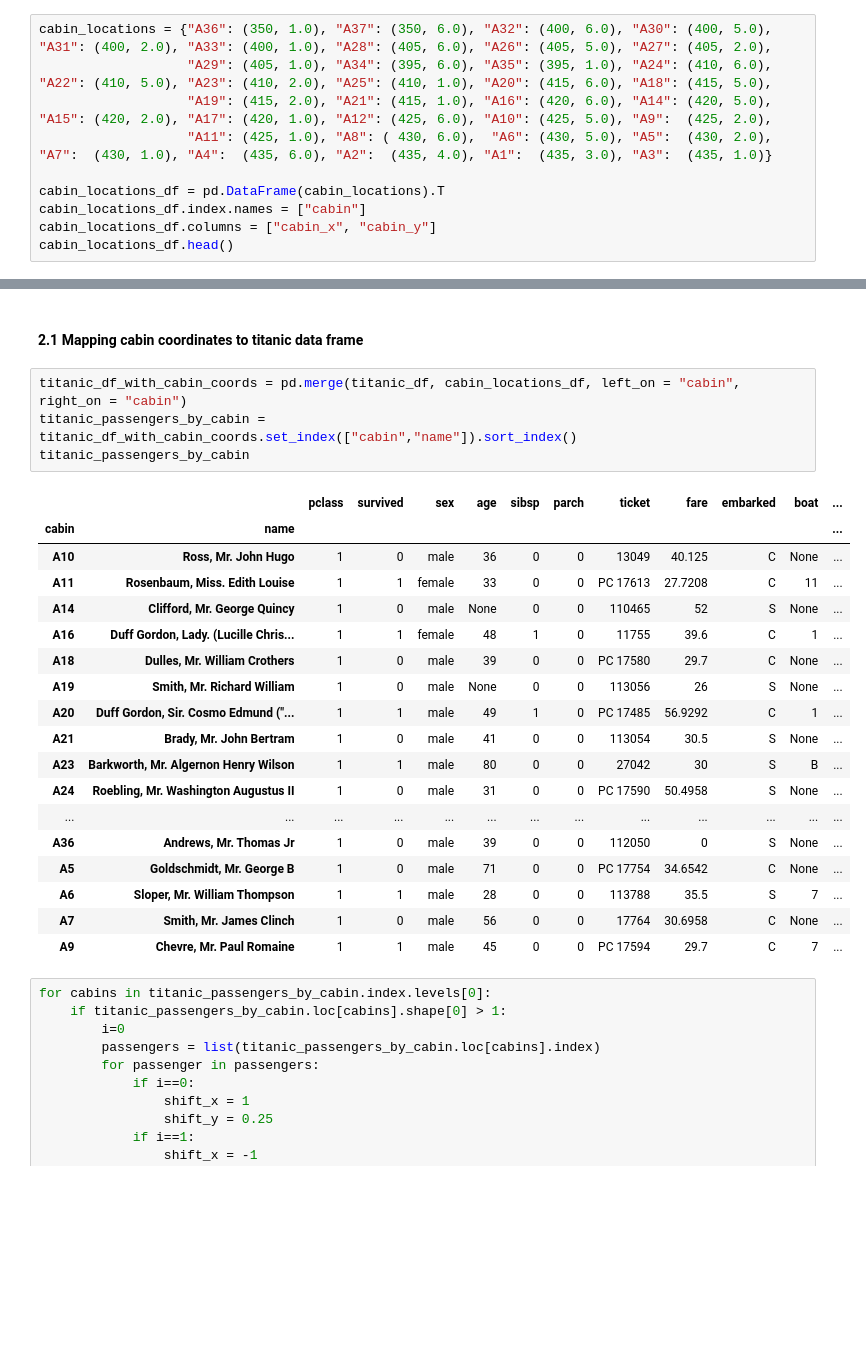
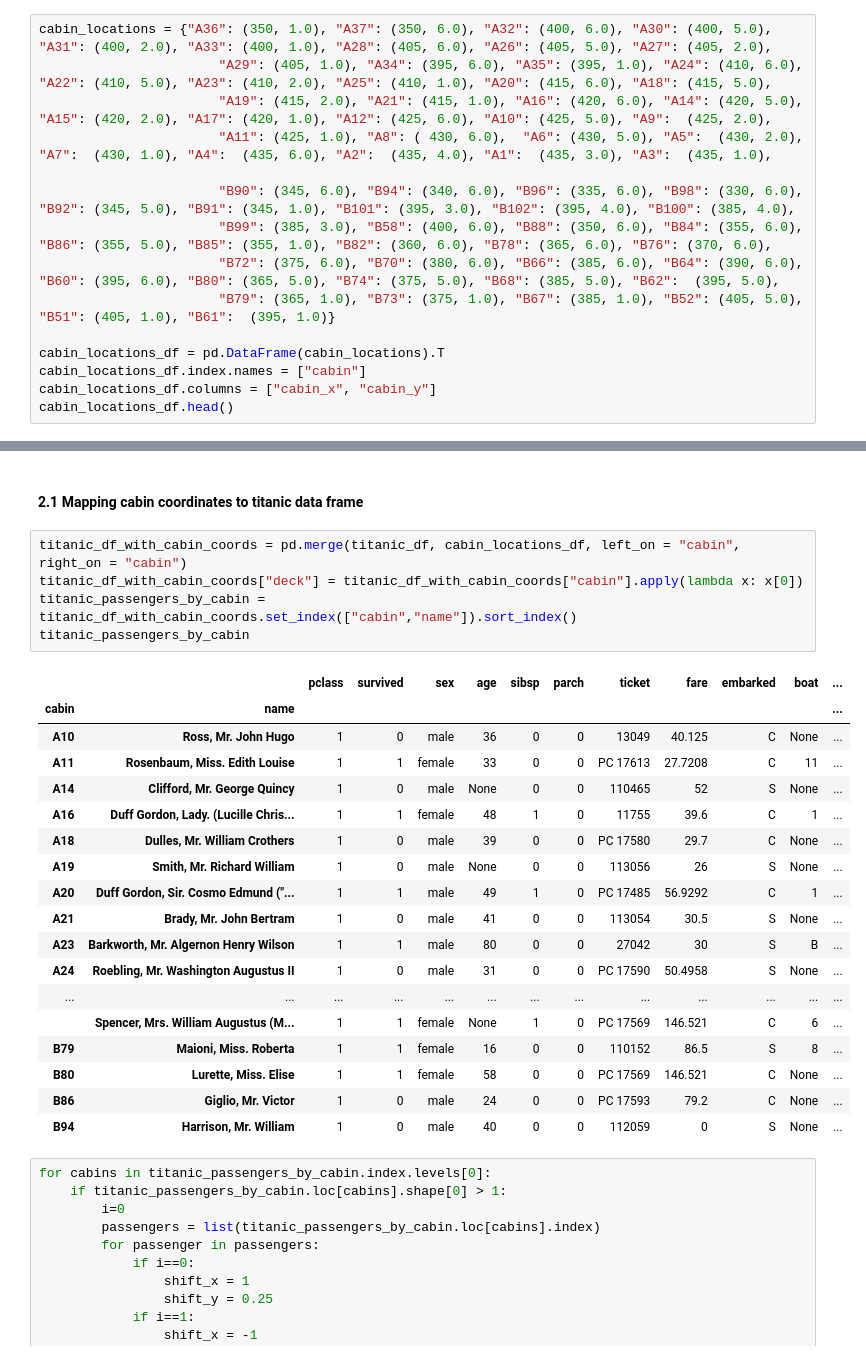
Before and after one commit to UBC-MDS/DSCI_532_GROUP_109, a Jupyter notebook: src/titanic_viz.ipynb, the cells around one changed output, grey strips where cells are left out. Drawn from its saved outputs; the diff is of its cells as text; blank space fills up the shorter version.

```diff
--- a/src/titanic_viz.ipynb
+++ b/src/titanic_viz.ipynb
@@ -26,9 +26,14 @@ titanic_df
 ### 2. Cabin coordinates
 # %%
 cabin_locations = {"A36": (350, 1.0), "A37": (350, 6.0), "A32": (400, 6.0), "A30": (400, 5.0), "A31": (400, 2.0), "A33": (400, 1.0), "A28": (405, 6.0), "A26": (405, 5.0), "A27": (405, 2.0),
-                   "A29": (405, 1.0), "A34": (395, 6.0), "A35": (395, 1.0), "A24": (410, 6.0), "A22": (410, 5.0), "A23": (410, 2.0), "A25": (410, 1.0), "A20": (415, 6.0), "A18": (415, 5.0),
-                   "A19": (415, 2.0), "A21": (415, 1.0), "A16": (420, 6.0), "A14": (420, 5.0), "A15": (420, 2.0), "A17": (420, 1.0), "A12": (425, 6.0), "A10": (425, 5.0), "A9":  (425, 2.0),
-                   "A11": (425, 1.0), "A8": ( 430, 6.0),  "A6": (430, 5.0), "A5":  (430, 2.0), "A7":  (430, 1.0), "A4":  (435, 6.0), "A2":  (435, 4.0), "A1":  (435, 3.0), "A3":  (435, 1.0)}
+                       "A29": (405, 1.0), "A34": (395, 6.0), "A35": (395, 1.0), "A24": (410, 6.0), "A22": (410, 5.0), "A23": (410, 2.0), "A25": (410, 1.0), "A20": (415, 6.0), "A18": (415, 5.0),
+                       "A19": (415, 2.0), "A21": (415, 1.0), "A16": (420, 6.0), "A14": (420, 5.0), "A15": (420, 2.0), "A17": (420, 1.0), "A12": (425, 6.0), "A10": (425, 5.0), "A9":  (425, 2.0),
+                       "A11": (425, 1.0), "A8": ( 430, 6.0),  "A6": (430, 5.0), "A5":  (430, 2.0), "A7":  (430, 1.0), "A4":  (435, 6.0), "A2":  (435, 4.0), "A1":  (435, 3.0), "A3":  (435, 1.0),
+
+                       "B90": (345, 6.0), "B94": (340, 6.0), "B96": (335, 6.0), "B98": (330, 6.0), "B92": (345, 5.0), "B91": (345, 1.0), "B101": (395, 3.0), "B102": (395, 4.0), "B100": (385, 4.0),
+                       "B99": (385, 3.0), "B58": (400, 6.0), "B88": (350, 6.0), "B84": (355, 6.0), "B86": (355, 5.0), "B85": (355, 1.0), "B82": (360, 6.0), "B78": (365, 6.0), "B76": (370, 6.0),
+                       "B72": (375, 6.0), "B70": (380, 6.0), "B66": (385, 6.0), "B64": (390, 6.0), "B60": (395, 6.0), "B80": (365, 5.0), "B74": (375, 5.0), "B68": (385, 5.0), "B62":  (395, 5.0),
+                       "B79": (365, 1.0), "B73": (375, 1.0), "B67": (385, 1.0), "B52": (405, 5.0), "B51": (405, 1.0), "B61":  (395, 1.0)}
 
 cabin_locations_df = pd.DataFrame(cabin_locations).T
 cabin_locations_df.index.names = ["cabin"]
@@ -46,27 +51,28 @@ cabin_locations_df.head()
 #### 2.1 Mapping cabin coordinates to titanic data frame
 # %%
 titanic_df_with_cabin_coords = pd.merge(titanic_df, cabin_locations_df, left_on = "cabin", right_on = "cabin")
+titanic_df_with_cabin_coords["deck"] = titanic_df_with_cabin_coords["cabin"].apply(lambda x: x[0])
 titanic_passengers_by_cabin = titanic_df_with_cabin_coords.set_index(["cabin","name"]).sort_index()
 titanic_passengers_by_cabin
 # %% [output]
 |  |  | pclass | survived | sex | age | sibsp | parch | ticket | fare | embarked | boat | ... |
 | cabin | name |  |  |  |  |  |  |  |  |  |  | ... |
 | A10 | Ross, Mr. John Hugo | 1 | 0 | male | 36 | 0 | 0 | 13049 | 40.125 | C | None | ... |
 | A11 | Rosenbaum, Miss. Edith Louise | 1 | 1 | female | 33 | 0 | 0 | PC 17613 | 27.7208 | C | 11 | ... |
 | A14 | Clifford, Mr. George Quincy | 1 | 0 | male | None | 0 | 0 | 110465 | 52 | S | None | ... |
 | A16 | Duff Gordon, Lady. (Lucille Chris... | 1 | 1 | female | 48 | 1 | 0 | 11755 | 39.6 | C | 1 | ... |
 | A18 | Dulles, Mr. William Crothers | 1 | 0 | male | 39 | 0 | 0 | PC 17580 | 29.7 | C | None | ... |
 | A19 | Smith, Mr. Richard William | 1 | 0 | male | None | 0 | 0 | 113056 | 26 | S | None | ... |
 | A20 | Duff Gordon, Sir. Cosmo Edmund ("... | 1 | 1 | male | 49 | 1 | 0 | PC 17485 | 56.9292 | C | 1 | ... |
 | A21 | Brady, Mr. John Bertram | 1 | 0 | male | 41 | 0 | 0 | 113054 | 30.5 | S | None | ... |
 | A23 | Barkworth, Mr. Algernon Henry Wilson | 1 | 1 | male | 80 | 0 | 0 | 27042 | 30 | S | B | ... |
 | A24 | Roebling, Mr. Washington Augustus II | 1 | 0 | male | 31 | 0 | 0 | PC 17590 | 50.4958 | S | None | ... |
 | ... | ... | ... | ... | ... | ... | ... | ... | ... | ... | ... | ... | ... |
-| A36 | Andrews, Mr. Thomas Jr | 1 | 0 | male | 39 | 0 | 0 | 112050 | 0 | S | None | ... |
-| A5 | Goldschmidt, Mr. George B | 1 | 0 | male | 71 | 0 | 0 | PC 17754 | 34.6542 | C | None | ... |
-| A6 | Sloper, Mr. William Thompson | 1 | 1 | male | 28 | 0 | 0 | 113788 | 35.5 | S | 7 | ... |
-| A7 | Smith, Mr. James Clinch | 1 | 0 | male | 56 | 0 | 0 | 17764 | 30.6958 | C | None | ... |
-| A9 | Chevre, Mr. Paul Romaine | 1 | 1 | male | 45 | 0 | 0 | PC 17594 | 29.7 | C | 7 | ... |
+|  | Spencer, Mrs. William Augustus (M... | 1 | 1 | female | None | 1 | 0 | PC 17569 | 146.521 | C | 6 | ... |
+| B79 | Maioni, Miss. Roberta | 1 | 1 | female | 16 | 0 | 0 | 110152 | 86.5 | S | 8 | ... |
+| B80 | Lurette, Miss. Elise | 1 | 1 | female | 58 | 0 | 0 | PC 17569 | 146.521 | C | None | ... |
+| B86 | Giglio, Mr. Victor | 1 | 0 | male | 24 | 0 | 0 | PC 17593 | 79.2 | C | None | ... |
+| B94 | Harrison, Mr. William | 1 | 0 | male | 40 | 0 | 0 | 112059 | 0 | S | None | ... |
 # %%
 for cabins in titanic_passengers_by_cabin.index.levels[0]:
     if titanic_passengers_by_cabin.loc[cabins].shape[0] > 1:
```
Also changed, not shown: parts of 8 cells of this notebook.
